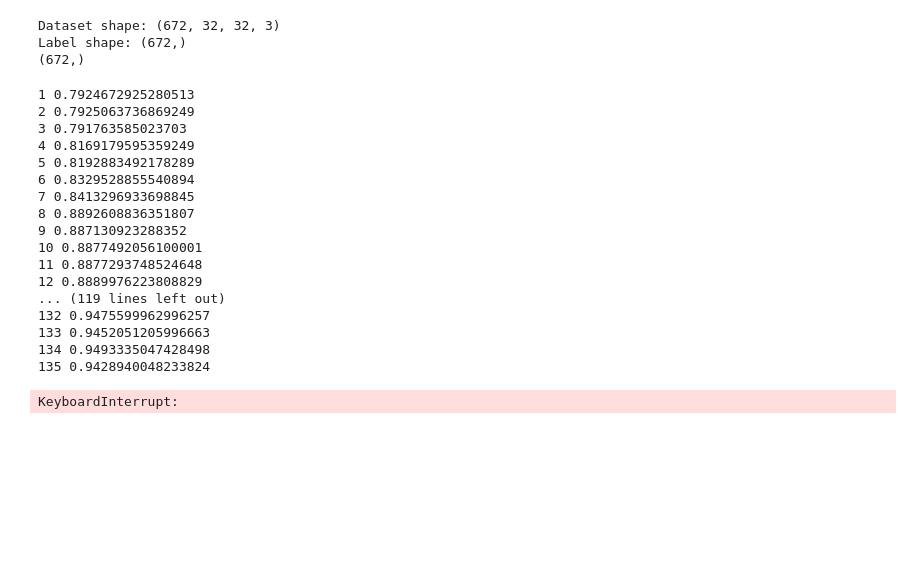
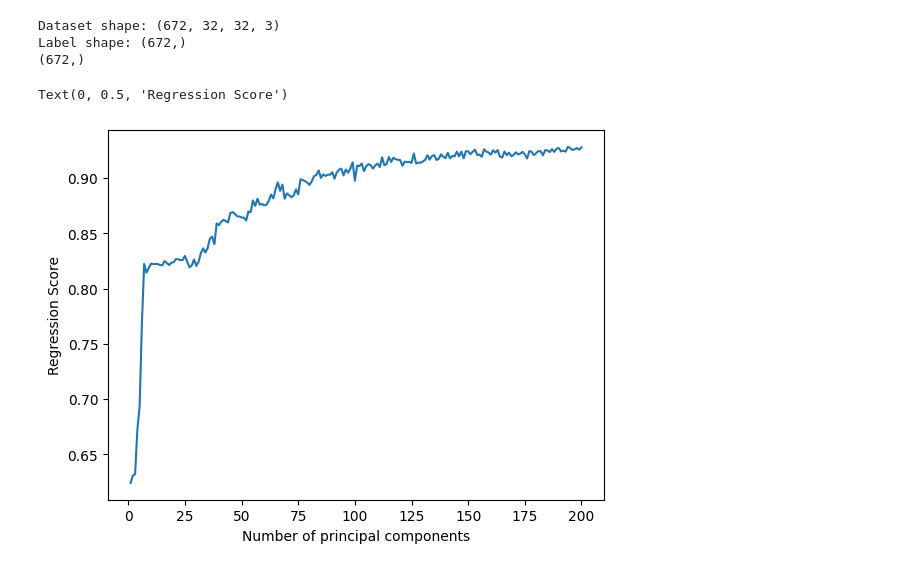
Before and after one commit to shiridikumar/SMAI_assignment, a Jupyter notebook: RollNumber_Q2.ipynb, the cells around one changed output. Cells and saved outputs as stored; diff of their text form; code cells hidden in the pictures; blank space fills up the shorter version.

```diff
--- a/RollNumber_Q2.ipynb
+++ b/RollNumber_Q2.ipynb
@@ -331,4 +370,11 @@ KeyboardInterrupt:
 # %% [markdown]
 #### Number of principal components required to retain 90% variance for each of the classes and for the entire dataset
 # %%
-# components required
+print("Number of principal components required for 90% reconstruction of the:")
+print("Entire Dataset","=",req_vals)
+def getkey(val):
+    for i in cfw_dict:
+        if(cfw_dict[i]==val):
+            return i
+for i in range(len(num)):
+    print(getkey(all_classes[i]),"=",num[i])
@@ -359,32 +421,26 @@ Label shape: (672,)
 (672,)
 # %%
 X_train,X_test,y_train,y_test=train_test_split(X,label,test_size=0.2,random_state=0)
+scores=[]
 for i in range(1,201):
     model=LinearRegression()
     pca = PCA(n_components=i)
     principalComponents = pca.fit_transform(X_train)
     model.fit(principalComponents,y_train)
-    # print(model.score(principalComponents,y_train))
     xtest=pca.transform(X_test)
-    print(i,model.score(xtest,y_test))
+    scores.append([i,model.score(xtest,y_test)])
-# %% [output]
-1 0.7924672925280513
-2 0.7925063736869249
-3 0.791763585023703
-4 0.8169179595359249
-5 0.8192883492178289
-6 0.8329528855540894
-7 0.8413296933698845
-8 0.8892608836351807
-9 0.887130923288352
-10 0.8877492056100001
-11 0.8877293748524648
-12 0.8889976223808829
-... (119 lines left out)
-132 0.9475599962996257
-133 0.9452051205996663
-134 0.9493335047428498
-135 0.9428940048233824
-KeyboardInterrupt:
 # %%
 # analysis / plot (split the cells if required)
+"""Analysis : We can infer from the plot that as we increase the number of components the regression increases initially much but later adding
+more number of components is not showing much difference(from 100 number of components approx). Also another key takeaway here is ,as we saw that number of
+components which could explain 90% variance in the data is 112 from the earlier section , we can see in the below plot that it follows the same trend i.e, after
+increasing the number of components above 112 the regression core doesnt increase much.Also though there are some dips in regression scores
+after using more number of components , in general we can see the trend as the number of components increase
+"""
+scores=np.array(scores)
+plt.plot(range(1,201),scores[:,1])
+plt.xlabel("Number of principal components")
+plt.ylabel("Regression Score")
+# %% [output]
+Text(0, 0.5, 'Regression Score')
+[figure, added]
```
Also changed, not shown: parts of 17 cells of this notebook, 1 other file.
